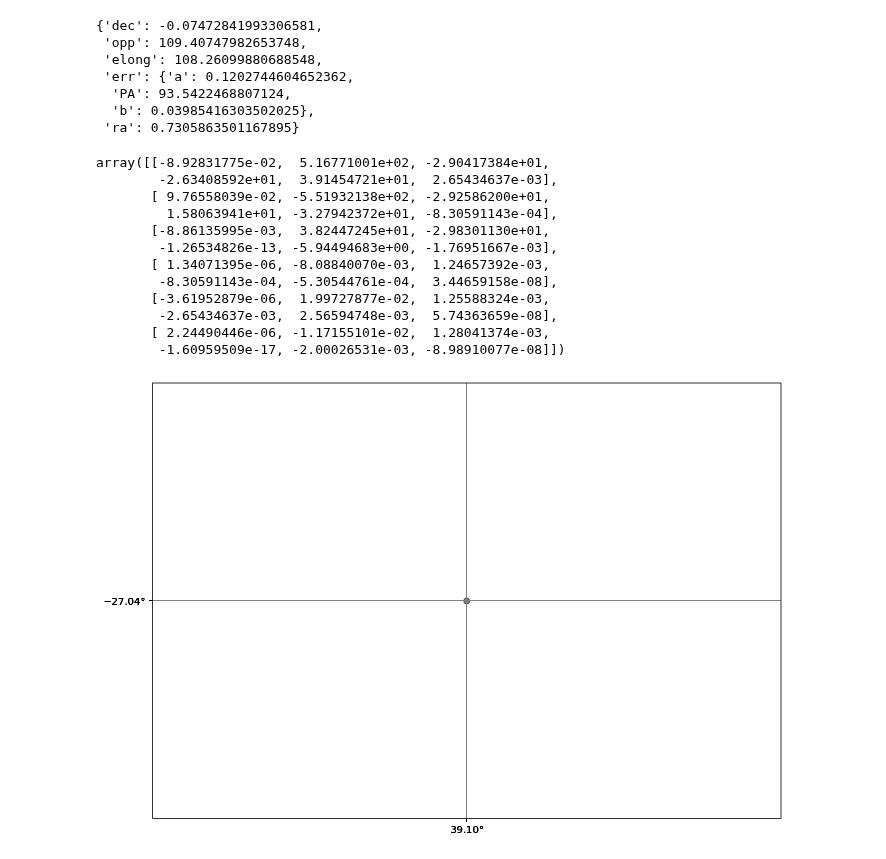
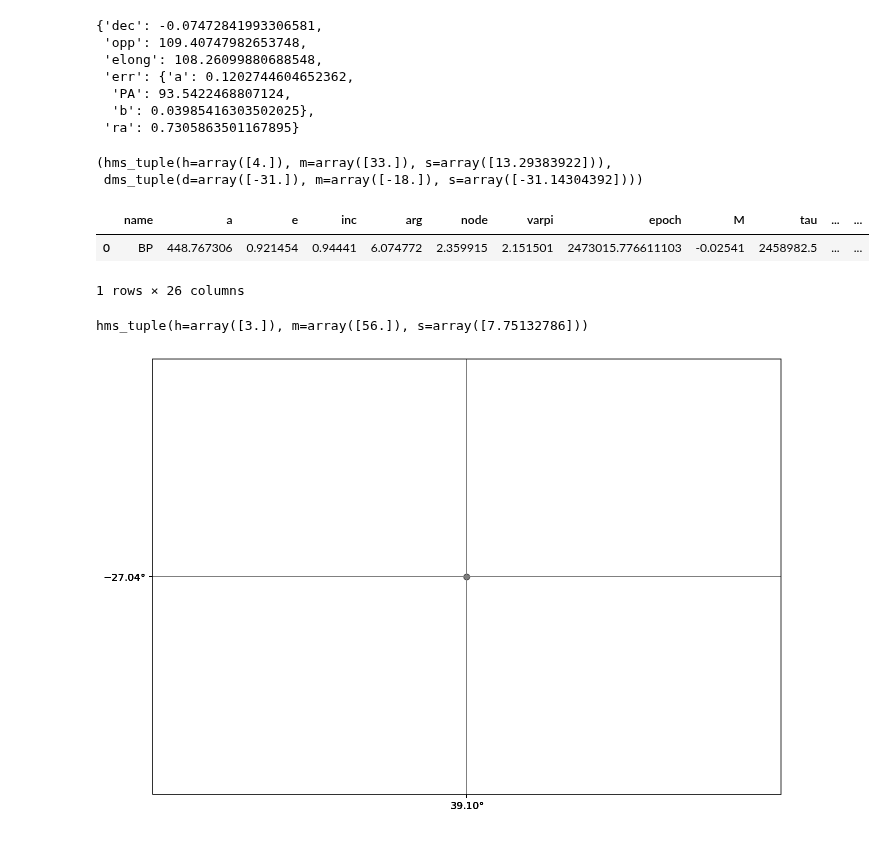
Before and after one commit to kjnapier/spacerocks, a Jupyter notebook: SpaceRocks_Tutorial.ipynb, the cells around one changed output. Saved outputs shown, nothing was run; the diff lists cells and outputs as text; code cells hidden in the pictures.

```diff
--- a/SpaceRocks_Tutorial.ipynb
+++ b/SpaceRocks_Tutorial.ipynb
@@ -141,19 +143,9 @@ BP = SpaceRock(a=4.487673062316562E+02,
                input_coordinates='keplerian',
                input_frame='barycentric',
                input_angles='degrees',
-               obscode=None)
+               obscode=304)
-# %%
-np.linalg.inv(BP.jacobian)
-# %% [output]
-array([[-8.92831775e-02,  5.16771001e+02, -2.90417384e+01,
-        -2.63408592e+01,  3.91454721e+01,  2.65434637e-03],
-       [ 9.76558039e-02, -5.51932138e+02, -2.92586200e+01,
-         1.58063941e+01, -3.27942372e+01, -8.30591143e-04],
-       [-8.86135995e-03,  3.82447245e+01, -2.98301130e+01,
-        -1.26534826e-13, -5.94494683e+00, -1.76951667e-03],
-       [ 1.34071395e-06, -8.08840070e-03,  1.24657392e-03,
-        -8.30591143e-04, -5.30544761e-04,  3.44659158e-08],
-       [-3.61952879e-06,  1.99727877e-02,  1.25588324e-03,
-        -2.65434637e-03,  2.56594748e-03,  5.74363659e-08],
-       [ 2.24490446e-06, -1.17155101e-02,  1.28041374e-03,
-        -1.60959509e-17, -2.00026531e-03, -8.98910077e-08]])
+# %%
+BP.ra.hms, BP.dec.dms
+# %% [output]
+(hms_tuple(h=array([4.]), m=array([33.]), s=array([13.29383922])),
+ dms_tuple(d=array([-31.]), m=array([-18.]), s=array([-31.14304392])))
@@ -160,3 +168,13 @@ array([[-8.92831775e-02,  5.16771001e+02, -2.90417384e+01,
+# %%
+BP.pandas_df()
+# %% [output]
+|  | name | a | e | inc | arg | node | varpi | epoch | M | tau | ... | ... |
+| 0 | BP | 448.767306 | 0.921454 | 0.94441 | 6.074772 | 2.359915 | 2.151501 | 2473015.776611103 | -0.02541 | 2458982.5 | ... | ... |
+1 rows × 26 columns
+# %%
+BP.skycoord.ra.hms
+# %% [output]
+hms_tuple(h=array([3.]), m=array([56.]), s=array([7.75132786]))
 # %%
 in_data, out_data = BP.propagate(np.array([2458981.5, 2458983.5]))
 # %%
```
Also changed, not shown: parts of 2 cells of this notebook, 3 other files.
